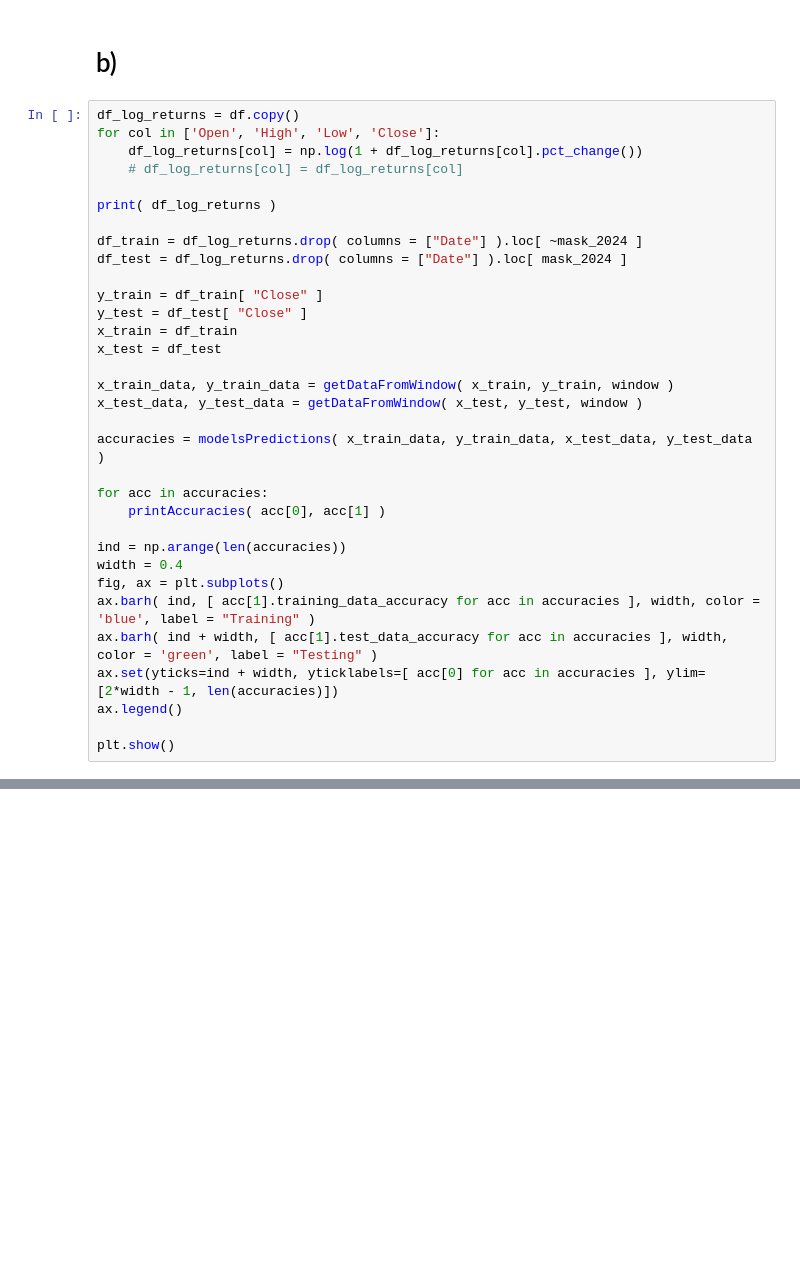
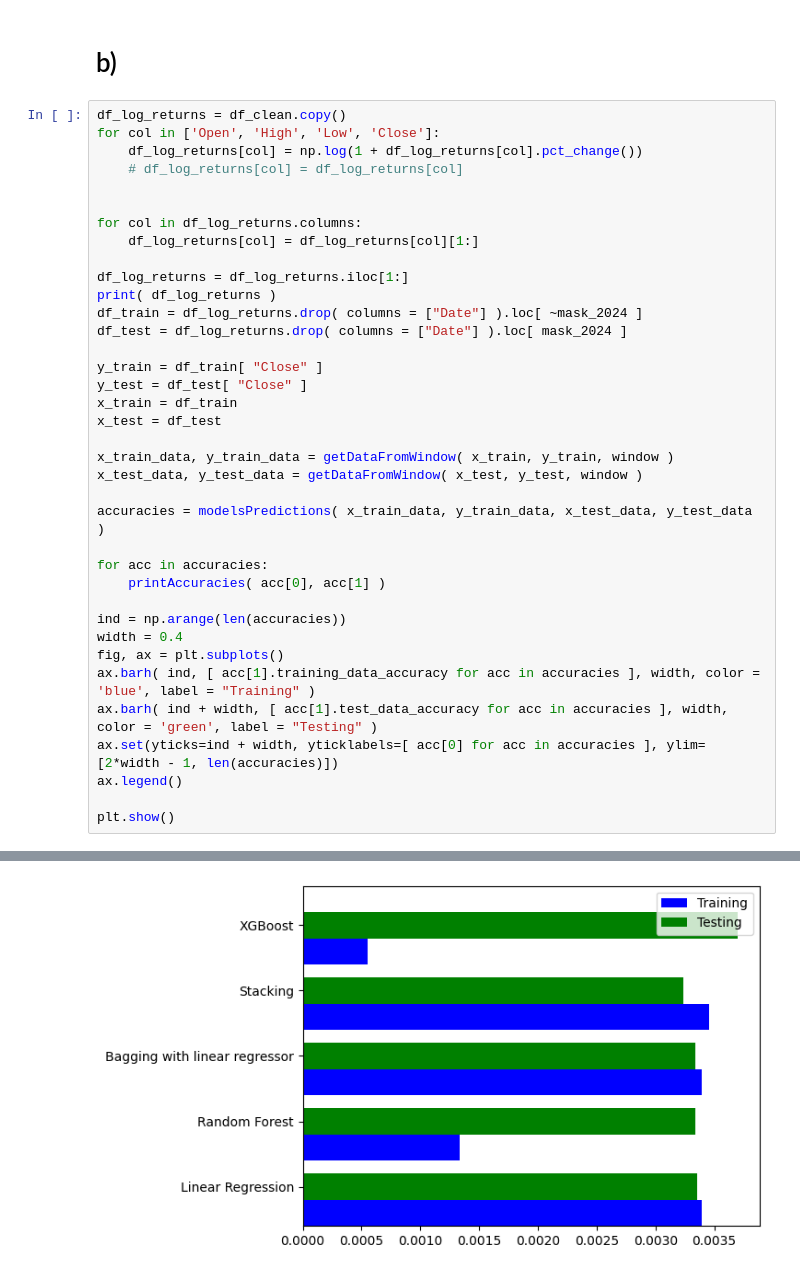
Before and after one commit to markos-merge/machine_learning_assignments, a Jupyter notebook: assignment_3/assignment_3.ipynb, the cells around one changed output, grey strips where cells are left out. Saved outputs shown, nothing was run; the diff lists cells and outputs as text; blank space fills up the shorter version.

```diff
--- a/assignment_3/assignment_3.ipynb
+++ b/assignment_3/assignment_3.ipynb
@@ -290,13 +290,17 @@ XGBoost Test Data Accuracy: 0.4829
 # %% [markdown]
 # b)
 # %%
-df_log_returns = df.copy()
+df_log_returns = df_clean.copy()
 for col in ['Open', 'High', 'Low', 'Close']:
     df_log_returns[col] = np.log(1 + df_log_returns[col].pct_change())
     # df_log_returns[col] = df_log_returns[col]
 
+
+for col in df_log_returns.columns:
+    df_log_returns[col] = df_log_returns[col][1:]
+
+df_log_returns = df_log_returns.iloc[1:]
 print( df_log_returns )
-
 df_train = df_log_returns.drop( columns = ["Date"] ).loc[ ~mask_2024 ]
 df_test = df_log_returns.drop( columns = ["Date"] ).loc[ mask_2024 ]
 
@@ -327,0 +347 @@ LinearRegression does not accept missing values encoded as NaN natively. For sup
+[figure, added]
```
Also changed, not shown: parts of 8 cells of this notebook.
